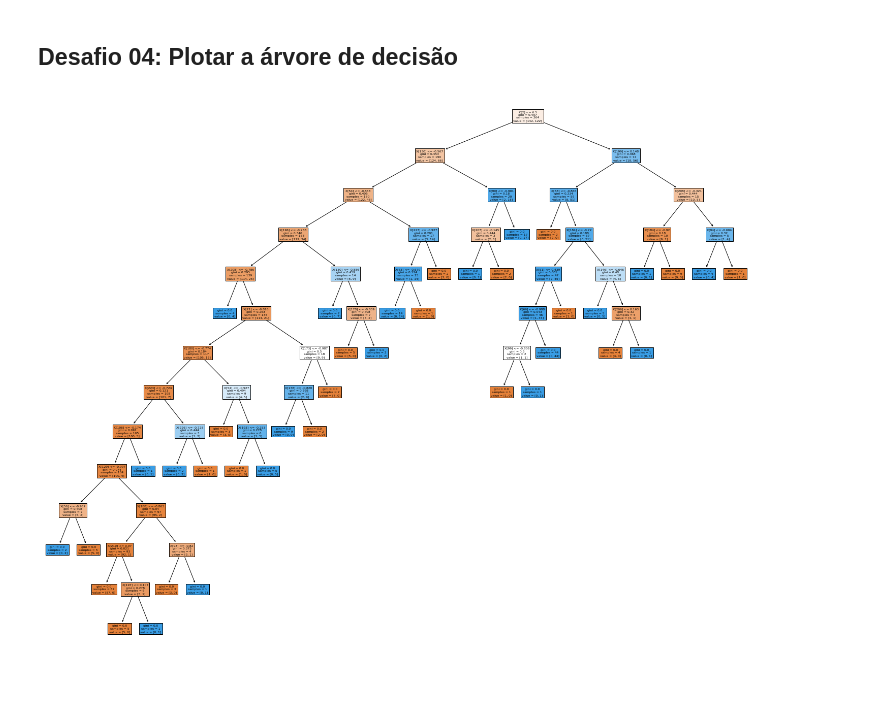
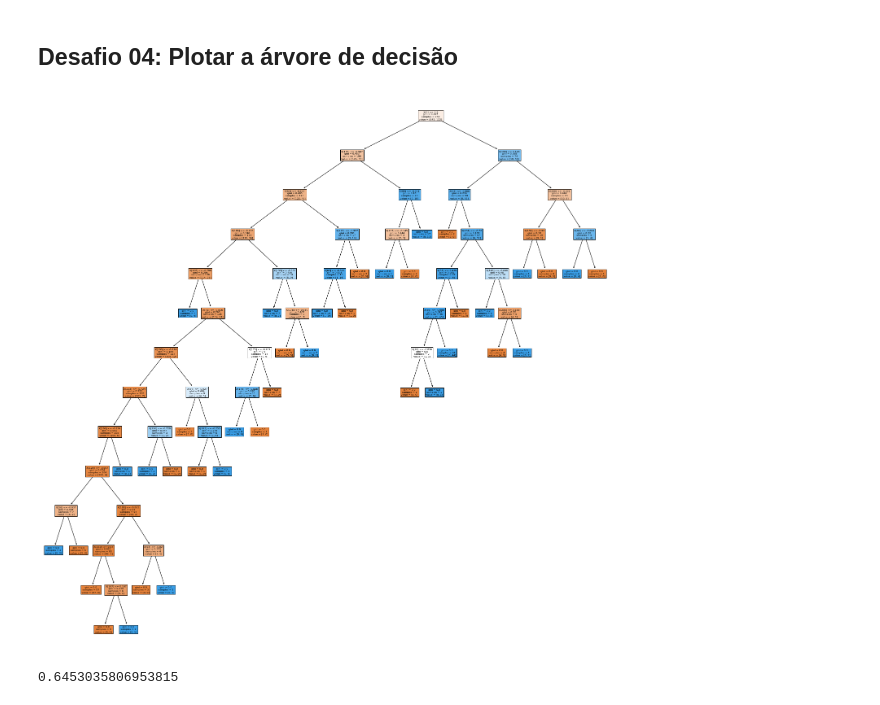
Before and after one commit to cmattosr/bootcampDS_Mod05, a Jupyter notebook: Modulo06.ipynb, the cells around one changed output. Cells and saved outputs as stored; diff of their text form; code cells hidden in the pictures.

```diff
--- a/Modulo06.ipynb
+++ b/Modulo06.ipynb
@@ -200,7 +200,19 @@ print(f1)
 # %%
 from sklearn import tree
 
-fig = plt.figure(figsize=(25,20))
+fig = plt.figure(figsize=(25,25))
 _ = tree.plot_tree(modelo_arvore, filled=True)
 # %% [output]
-[figure, old version]
+[figure, new version]
+# %%
+#métrica AUC
+#Área sob a curva
+#Calcular AUC
+from sklearn.metrics import roc_auc_score
+
+proba_arvore = modelo_arvore.predict_proba(x_test)
+#retorna uma matriz com duas colunas: a primeira a chance da classe ser 0, e outra com a chance de ser 1
+#queremos só a segunda coluna pra calcular o AUC
+roc_auc_score(y_test, proba_arvore[:,1])
+# %% [output]
+0.6453035806953815
```
Also changed, not shown: parts of 34 cells of this notebook, 1 other file.
